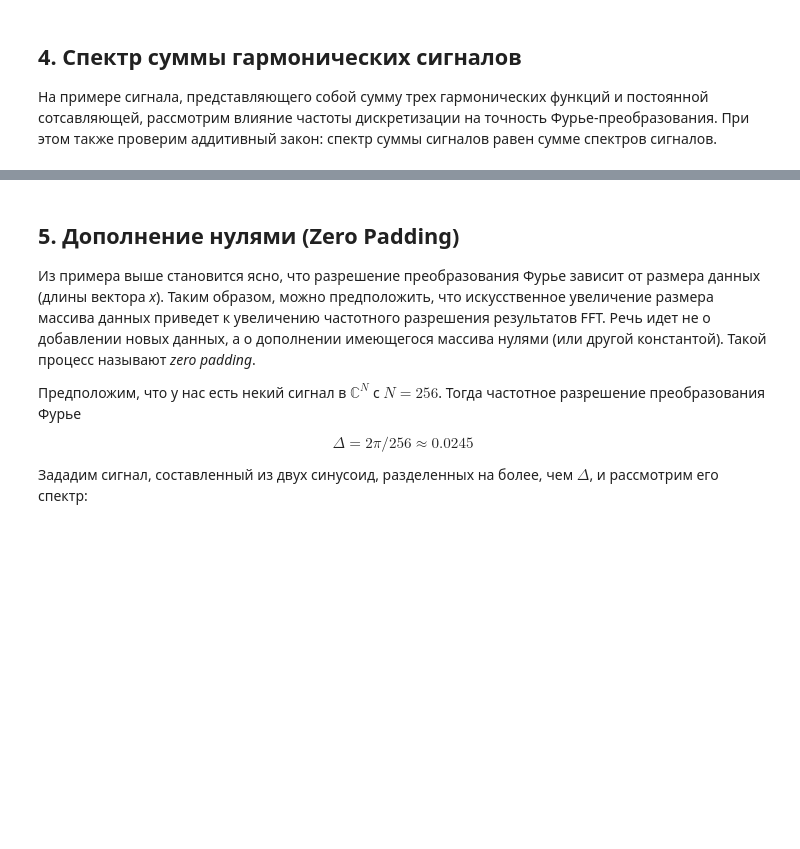
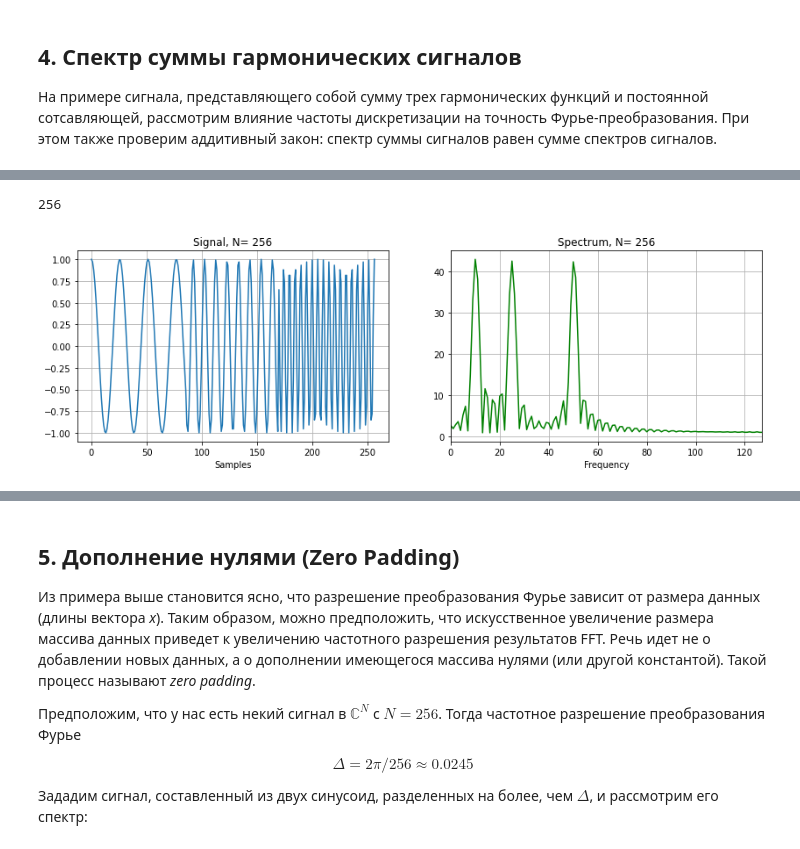
Before and after one commit to forsp/dig_proc_lect, a Jupyter notebook: fft_gc.ipynb, the cells around one changed output, grey strips where cells are left out. Cells and saved outputs as stored; diff of their text form; code cells hidden in the pictures; blank space fills up the shorter version.

```diff
--- a/fft_gc.ipynb
+++ b/fft_gc.ipynb
@@ -221,2 +246,37 @@ plt.grid()
+# %%
+N2 =256
+t2 = np.linspace(0, 256, N2)
+
+print (len(t2))
+
+#  Задаем амплитуды и частоты
+f1, f2, f3 = 10, 25, 50
+
+# Сам сигнал
+for i in range (0, len(t2)):
+  if i<0.33*len(t2):
+    x1[i] = np.cos(2*np.pi*f1*t2[i])
+  if (i<0.66*len(t2) and i>=0.33*len(t2)):
+    x1[i] = np.cos(2*np.pi*f2*t2[i])
+  if (i>=0.66*len(t2)):
+    x1[i] = np.cos(2*np.pi*f3*t2[i])
+
+# Рассчитываем быстрое преобразование Фурье
+X1 = np.fft.fft(x1)
+
+plt.subplot(1,2,1);
+plt.title('Signal, N= %i' %N2)
+plt.plot(t2,x1,linestyle='-')
+plt.xlabel('Samples')
+plt.grid()
+plt.subplot(1,2,2)
+plt.plot(abs(X1),linestyle='-', color='green')
+plt.xlim([0, N2//2-1]) #выводим половину коэффициентов разложения
+plt.title('Spectrum, N= %i' %N2)
+plt.xlabel('Frequency');
+plt.grid()
+# %% [output]
+256
+[figure, added]
 # %%
 # уменьшаем частоту дискретизации
```
Also changed, not shown: parts of 7 cells of this notebook.
